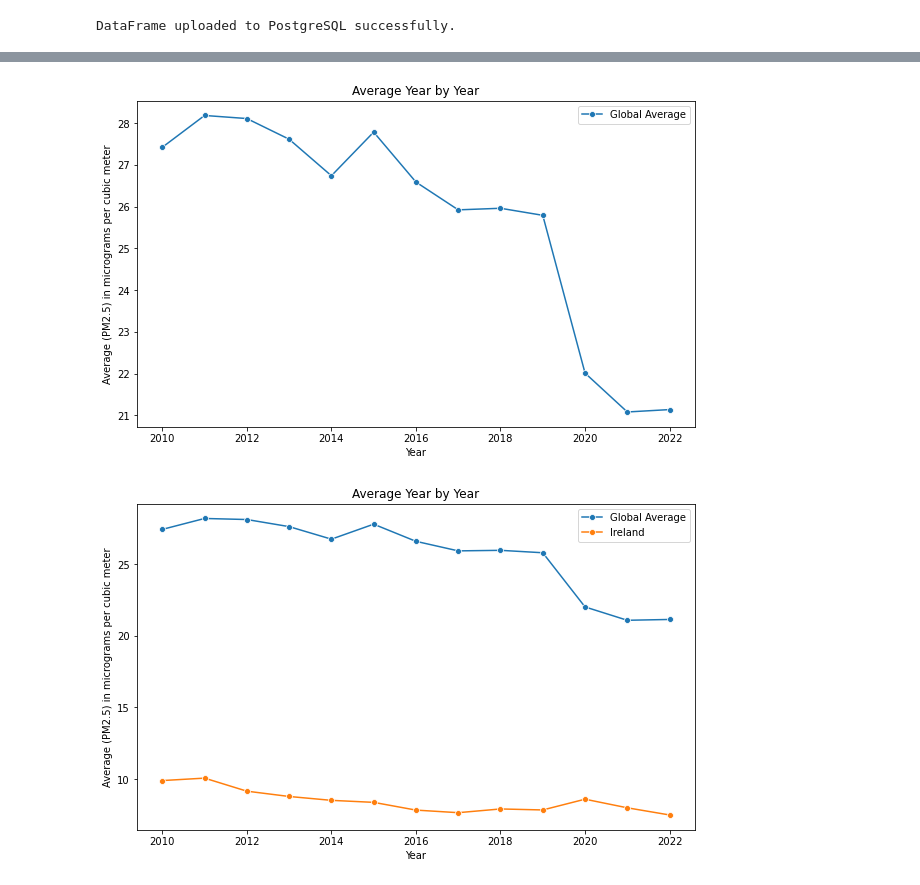
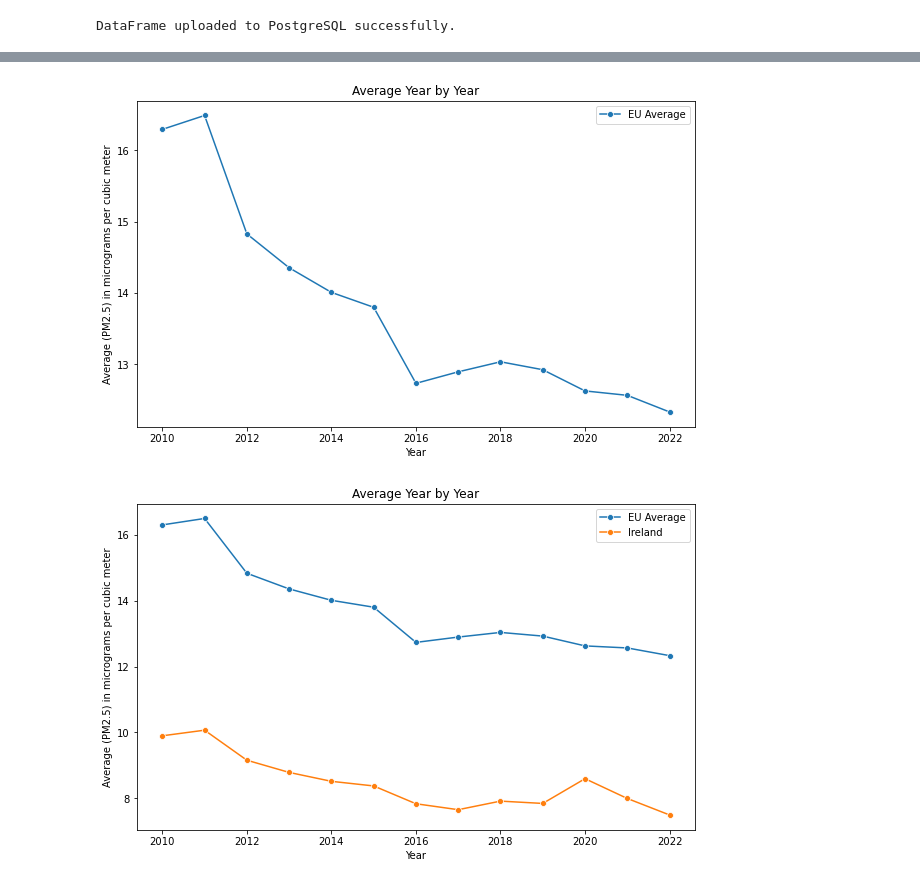
Before and after one commit to BrianRiera/CA_Database-Analytics, a Jupyter notebook: air_pollution..ipynb, the cells around one changed output, grey strips where cells are left out. Drawn from its saved outputs; the diff is of its cells as text; code cells hidden in the pictures.

```diff
--- a/air_pollution..ipynb
+++ b/air_pollution..ipynb
@@ -367,6 +369,17 @@ except Exception as e:
     print('Error:', e)
 # %% [output]
 DataFrame uploaded to PostgreSQL successfully.
+# %%
+eu_27_list = [
+    "Austria", "Belgium", "Bulgaria", "Croatia", "Cyprus",
+    "Czech Republic", "Denmark", "Estonia", "Finland", "France",
+    "Germany", "Greece", "Hungary", "Ireland", "Italy", "Latvia",
+    "Lithuania", "Luxembourg", "Malta", "Netherlands", "Poland",
+    "Portugal", "Romania", "Slovakia", "Slovenia", "Spain", "Sweden"
+]
+
+air_eu_df = air_poll_df[air_poll_df['Country or Area'].isin(eu_27_list)]
+air_eu_df = air_eu_df.reset_index(drop=True)
 # %%
 # Exploring the Dataset
 # %%
@@ -474,10 +472,10 @@ plt.show()
 # %%
-yearly_average = air_poll_df[list(range(2010, 2023))].mean()
+yearly_average = air_eu_df[list(range(2010, 2023))].mean()
 
 
 plt.figure(figsize=(10, 6))
 
-sns.lineplot(x=range(2010, 2023), y=yearly_average.values, label='Global Average', marker='o')
+sns.lineplot(x=range(2010, 2023), y=yearly_average.values, label='EU Average', marker='o')
 
 
 plt.xlabel('Year')
@@ -488,23 +486,23 @@ plt.title('Average Year by Year')
 plt.legend()
 plt.show()
 # %% [output]
-[figure, old version]
+[figure, new version]
 # %%
-yearly_average = air_poll_df[list(range(2010, 2023))].mean()
-ireland_air_poll = air_poll_df[air_poll_df['Country or Area'] == 'Ireland']
+yearly_average = air_eu_df[list(range(2010, 2023))].mean()
+ireland_air_poll = air_eu_df[air_eu_df['Country or Area'] == 'Ireland']
 
 plt.figure(figsize=(10, 6))
 
-sns.lineplot(x=range(2010, 2023), y=yearly_average.values, label='Global Average', marker='o')
+sns.lineplot(x=range(2010, 2023), y=yearly_average.values, label='EU Average', marker='o')
 sns.lineplot(x=range(2010, 2023), y=ireland_air_poll[list(range(2010, 2023))].mean().values, label='Ireland', marker='o')
 
 
 plt.xlabel('Year')
 plt.ylabel('Average (PM2.5) in micrograms per cubic meter')
 plt.title('Average Year by Year')
 
 
 plt.legend()
 plt.show()
 # %% [output]
-[figure, old version]
+[figure, new version]
```
Also changed, not shown: parts of 29 cells of this notebook, 2 other files.
